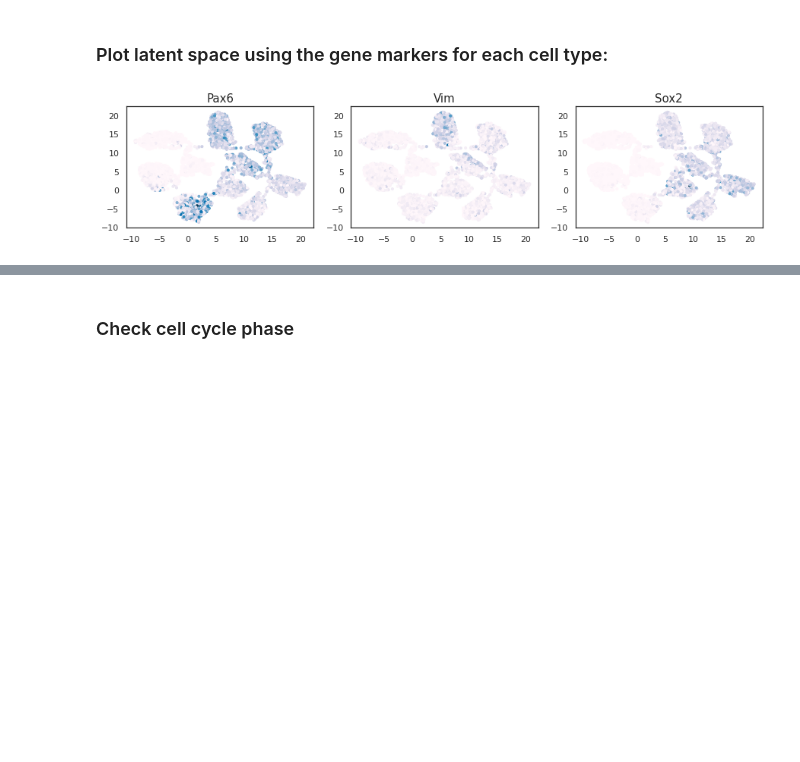
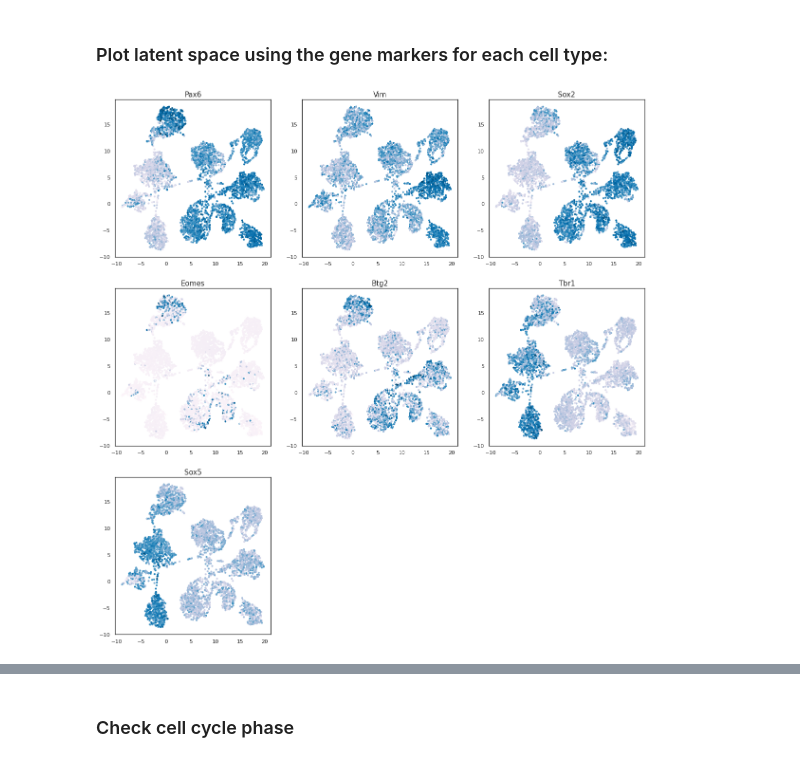
Before and after one commit to marinapts/dissertation_single_cell, a Jupyter notebook: scDeepCluster/latent_space_HOMs.ipynb, the cells around one changed output, grey strips where cells are left out. Drawn from its saved outputs; the diff is of its cells as text; code cells hidden in the pictures; blank space fills up the shorter version.

```diff
--- a/scDeepCluster/latent_space_HOMs.ipynb
+++ b/scDeepCluster/latent_space_HOMs.ipynb
@@ -10,6 +10,6 @@ import scanpy as sc
 from collections import OrderedDict
 # %%
 sc.logging.print_version_and_date()
-sns.set(style='white', context='notebook', rc={'figure.figsize': (9, 5)})
+sns.set(style='white', context='notebook', rc={'figure.figsize': (9, 4)})
 np.random.seed(42)
 # %% [output]
@@ -46,0 +47,4 @@ E14_hom_data = E14_hom_data.div(E14_hom_data.sum(axis=1), axis=0)  # Normalise c
+# %%
+E14_hom = sc.read_h5ad('../ann_data/E14_hom_norm.h5ad')
+E14_hom = E14_hom.to_df()
+print(E14_hom.shape)
@@ -48,8 +54,10 @@ E14_hom_data = E14_hom_data.div(E14_hom_data.sum(axis=1), axis=0)  # Normalise c
 neural_progenitors = ['Pax6', 'Vim', 'Sox2']
 intermediate_progenitors = ['Eomes', 'Btg2']
 post_mitotic_neurons = ['Tbr1', 'Sox5']
+
+major_cell_types = neural_progenitors + intermediate_progenitors + post_mitotic_neurons
+
 ectopic = ['Gsx2', 'Prdm13', 'Dlx1', 'Dlx2', 'Dlx5', 'Gad1', 'Gad2', 'Ptf1a', 'Msx3', 'Helt', 'Olig3']
-all_markers = ['Pax6', 'Vim', 'Sox2', 'Eomes', 'Btg2', 'Tbr1', 'Sox5', 'Gsx2', 'Prdm13', 'Dlx1', 'Dlx2', 'Dlx5', 'Gad1', 'Gad2', 'Ptf1a', 'Msx3', 'Helt', 'Olig3']
 # %% [markdown]
 Functions to run and plot UMAP:
 # %%
@@ -227,7 +235,7 @@ draw_umap(E14_hom_latent_data, E14_hom_num_labels, min_dist=0.7, title='E14_HOM
 # %%
 E14_hom_embedding = fit_umap(E14_hom_latent_data, min_dist=0.7)
 # %%
-plot_umap_for_markers(E14_hom_embedding, E14_hom_data, neural_progenitors, cmap='PuBu')
+plot_umap_for_markers(E14_hom_embedding, E14_hom, major_cell_types, cmap='PuBu')
 # %% [output]
-[figure, old version]
+[figure, new version]
 # %%
```
Also changed, not shown: parts of 15 cells of this notebook, 5 other files.
